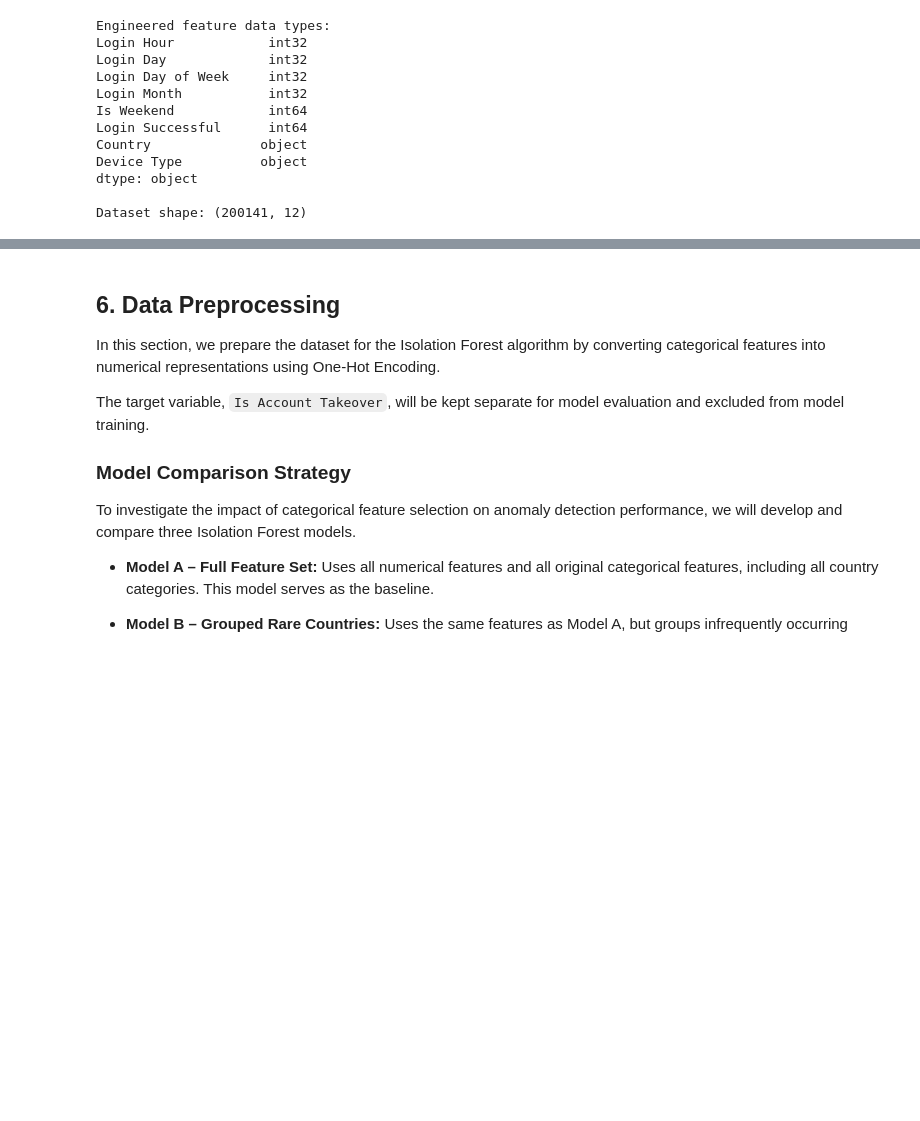
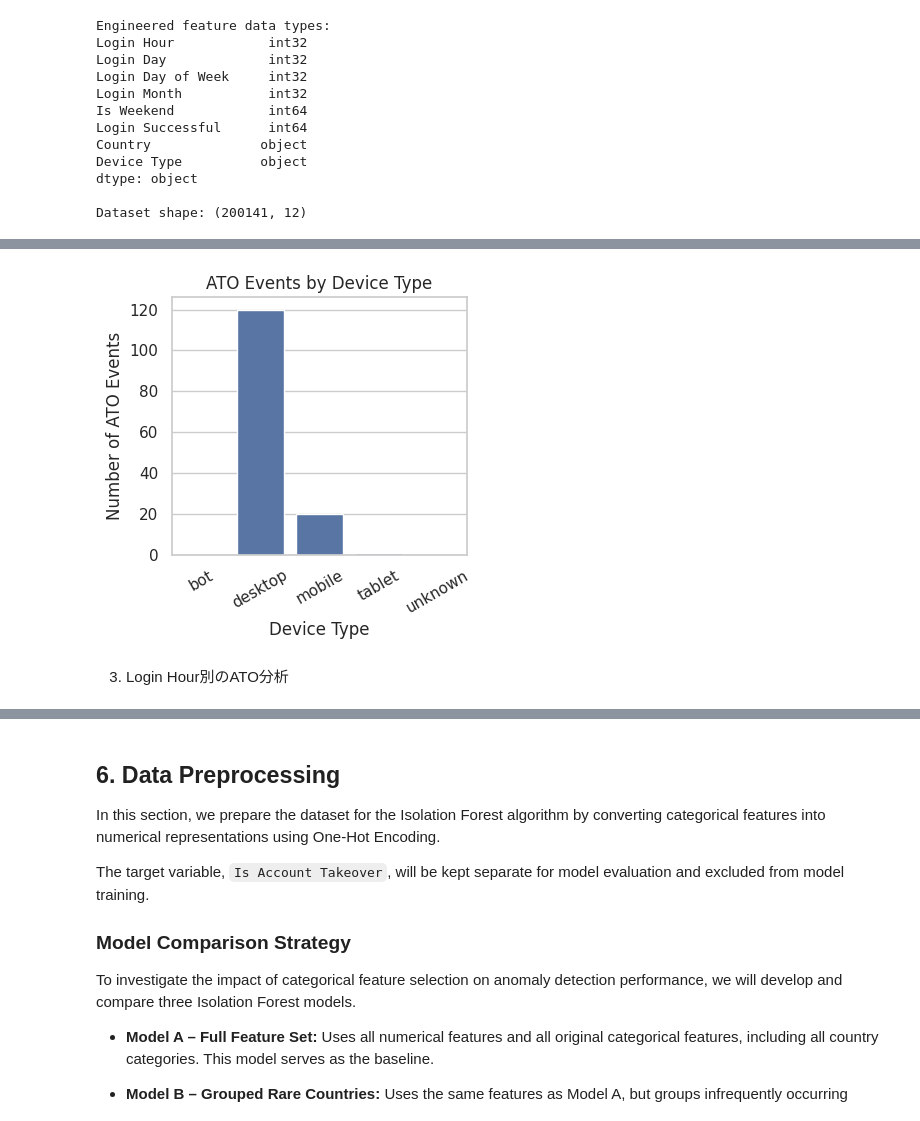
Before and after one commit to MiyukiMol/user-behavior-anomaly-detection, a Jupyter notebook: 02_unsupervised_anomaly_detection.ipynb, the cells around one changed output, grey strips where cells are left out. Drawn from its saved outputs; the diff is of its cells as text; code cells hidden in the pictures; blank space fills up the shorter version.

```diff
--- a/02_unsupervised_anomaly_detection.ipynb
+++ b/02_unsupervised_anomaly_detection.ipynb
@@ -1261,0 +1562,15 @@ Dataset shape: (200141, 12)
+# %%
+device_ato = (
+    df.groupby("Device Type", observed=False)["Is Account Takeover"]
+    .agg(["sum", "count"])
+    .rename(columns={
+        "sum": "ATO Count",
+        "count": "Total Logins"
+    })
+)
+
+device_ato["ATO Rate (%)"] = (
+    device_ato["ATO Count"] / device_ato["Total Logins"] * 100
+)
+
+display(device_ato.sort_values("ATO Count", ascending=False).round(4))
@@ -1261,0 +1585,22 @@ Dataset shape: (200141, 12)
+# %%
+import matplotlib.pyplot as plt
+import seaborn as sns
+
+plt.figure(figsize=(4, 4))
+
+sns.barplot(
+    data=device_ato.reset_index(),
+    x="Device Type",
+    y="ATO Count"
+)
+
+plt.title("ATO Events by Device Type")
+plt.xlabel("Device Type")
+plt.ylabel("Number of ATO Events")
+plt.xticks(rotation=30)
+plt.tight_layout()
+plt.show()
+# %% [output]
+[figure, added]
+# %% [markdown]
+3. Login Hour別のATO分析
```
Also changed, not shown: parts of 64 cells of this notebook.
